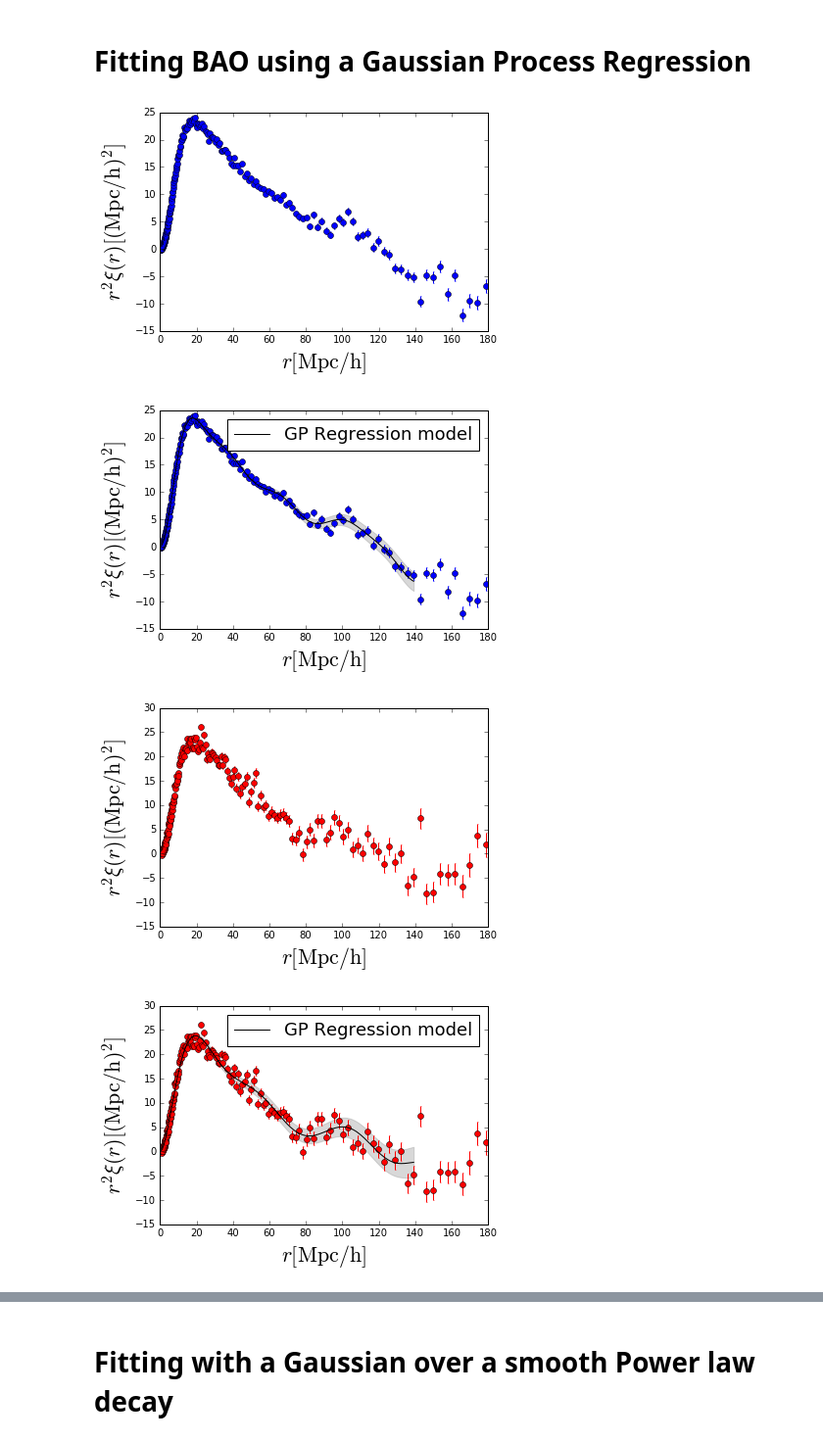
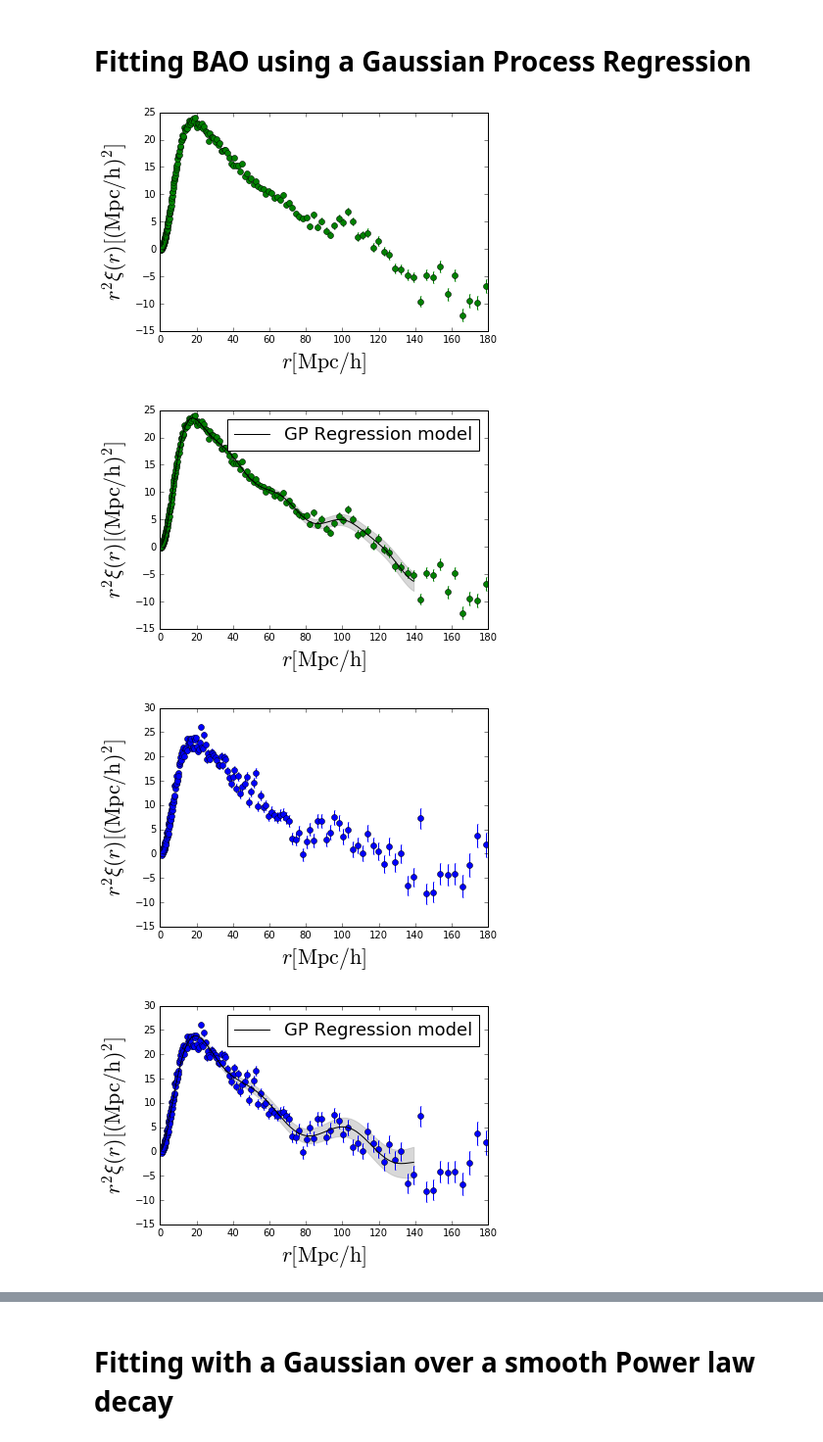
Before and after one commit to gdhungana/FitBAO, a Jupyter notebook: fitbao/fitbao.ipynb, the cells around one changed output, grey strips where cells are left out. Shown at 98% size. Cells and saved outputs as stored; diff of their text form; code cells hidden in the pictures.

```diff
--- a/fitbao/fitbao.ipynb
+++ b/fitbao/fitbao.ipynb
@@ -8,24 +8,24 @@ from regress_gp import plot_gauss_model
 import warnings
 warnings.filterwarnings("ignore", category=DeprecationWarning) #- ignore deprecation warning for scikit etc. temporarily
 # %%
-#Read the correlation values for the true mock
+#Read the correlation values for the true mock Full sample
 r,xi,xivar=read_2pt('mock/treecorr_elg_0.6-0.7.fits')
 # First plot just the 2PCF as is.
-plot_xi(r,xi,xivar,cut=140,fit=False)
+plot_xi(r,xi,xivar,cut=140,fit=False,color='green')
 
-#- Fit with a GP fit upto r=130
-plot_xi(r,xi,xivar,cut=140)
+#- Fit with a GP fit upto r=140
+plot_xi(r,xi,xivar,cut=140,color='green')
 # %% [output]
-[figure, old version]
+[figure, new version]
-[figure, old version]
+[figure, new version]
 # %%
-#- same for the modified catalog
+#- same for the true catalog: subsample
 r2,xi2,xivar2=read_2pt('Analysisa/treecorr_elg_sample_obs_0.6-0.7.fits')
 # First plot just the 2PCF as is.
-plot_xi(r2,xi2,xivar2,cut=140,fit=False,color='red')
+plot_xi(r2,xi2,xivar2,cut=140,fit=False,color='blue')
 
 #- Fit with a GP fit upto r=140
-plot_xi(r2,xi2,xivar2,cut=140,color='red')
+plot_xi(r2,xi2,xivar2,cut=140,color='blue')
 # %% [output]
-[figure, old version]
+[figure, new version]
-[figure, old version]
+[figure, new version]
```
Also changed, not shown: parts of 2 cells of this notebook.
